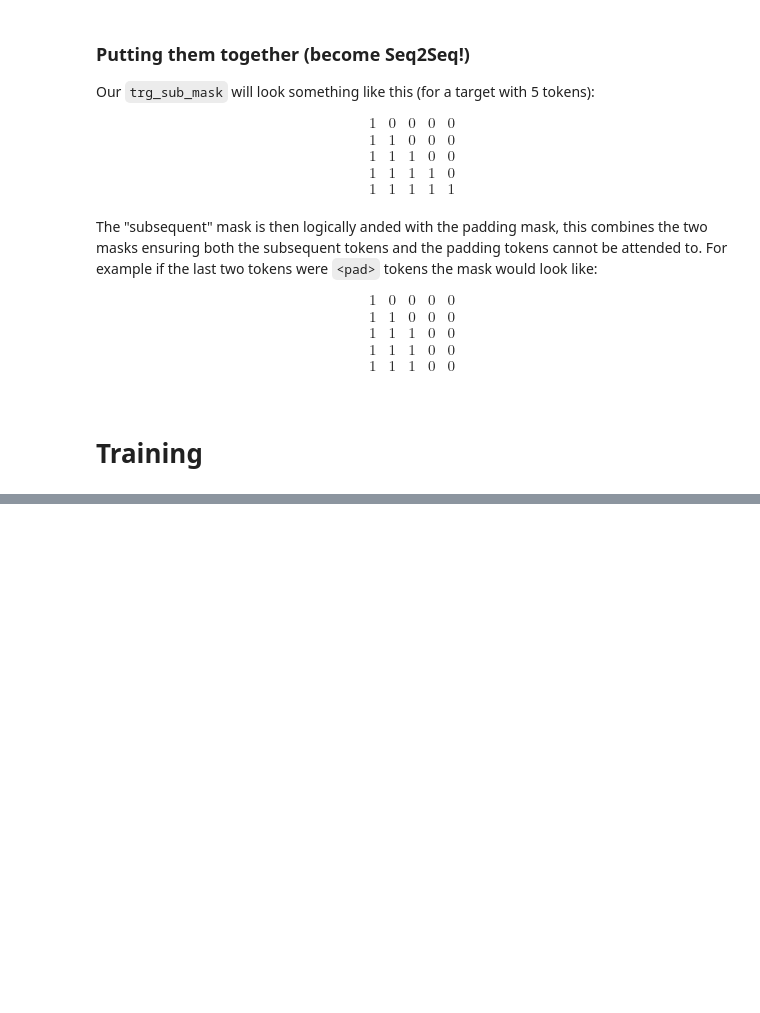
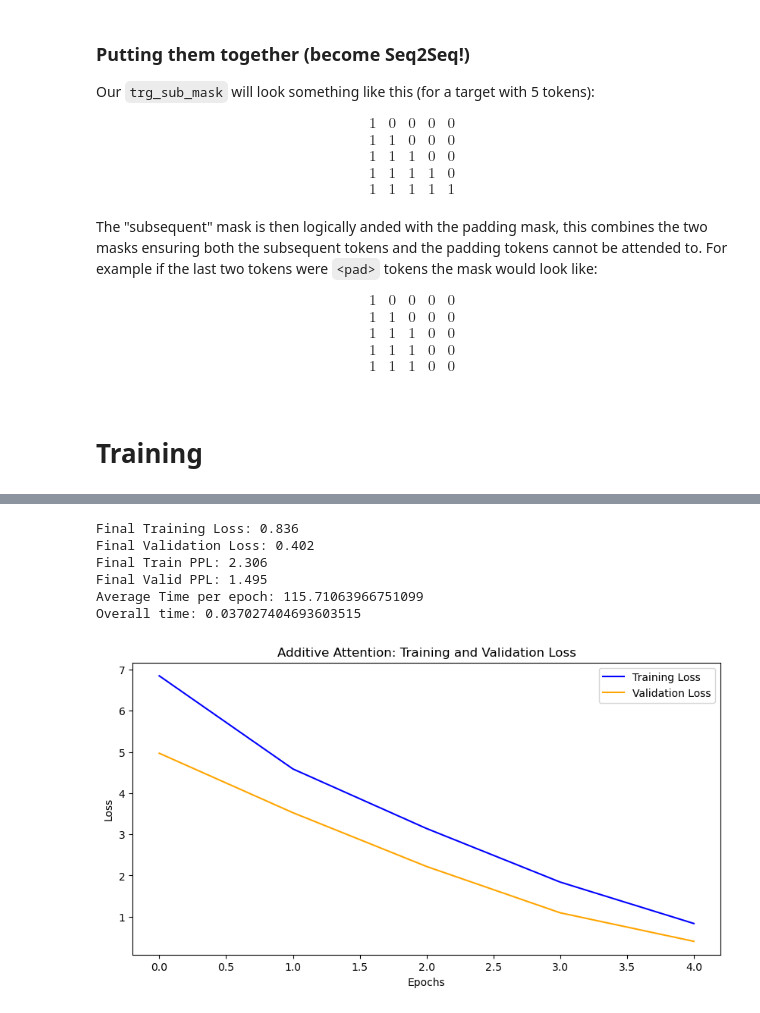
Before and after one commit to Bidhan-Bajracharya/NLP, a Jupyter notebook: A3/main.ipynb, the cells around one changed output, grey strips where cells are left out. Saved outputs shown, nothing was run; the diff lists cells and outputs as text; code cells hidden in the pictures; blank space fills up the shorter version.

```diff
--- a/A3/main.ipynb
+++ b/A3/main.ipynb
@@ -635,0 +1280,32 @@ class Seq2SeqTransformer(nn.Module):
+# %%
+average_time_per_epoch = epoch_time_tot / epochs
+overall_average_time = epoch_time_tot / (epochs * len(train_loader))
+
+print(f"Final Training Loss: {final_train_loss:.3f}")
+print(f"Final Validation Loss: {final_valid_loss:.3f}")
+print(f"Final Train PPL: {final_train_ppl:.3f}")
+print(f"Final Valid PPL: {final_valid_ppl:.3f}")
+print(f"Average Time per epoch: {average_time_per_epoch}")
+print(f"Overall time: {overall_average_time}")
+# %% [output]
+Final Training Loss: 0.836
+Final Validation Loss: 0.402
+Final Train PPL: 2.306
+Final Valid PPL: 1.495
+Average Time per epoch: 115.71063966751099
+Overall time: 0.037027404693603515
+# %%
+fig = plt.figure(figsize=(10, 5))
+ax = fig.add_subplot(1, 1, 1)
+
+ax.plot(train_loss_additive, label='Training Loss', color='blue')
+ax.plot(valid_loss_additive, label='Validation Loss', color='orange')
+
+plt.title('Additive Attention: Training and Validation Loss')
+plt.xlabel('Epochs')
+plt.ylabel('Loss')
+plt.legend()
+
+plt.show()
+# %% [output]
+[figure, added]
```
Also changed, not shown: parts of 79 cells of this notebook.
